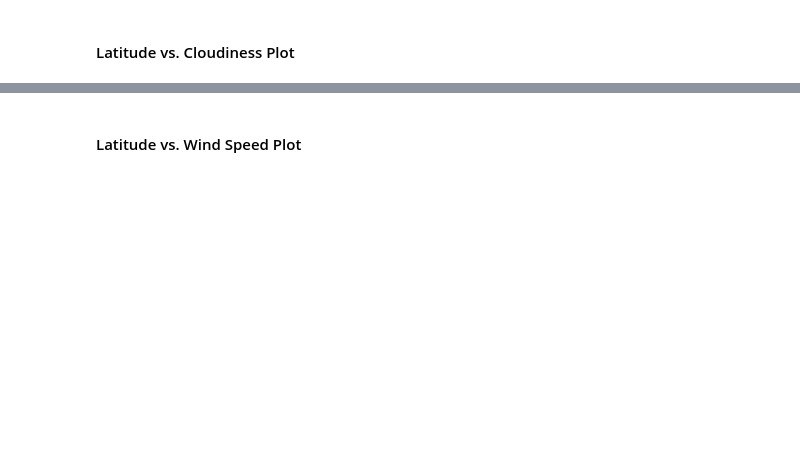
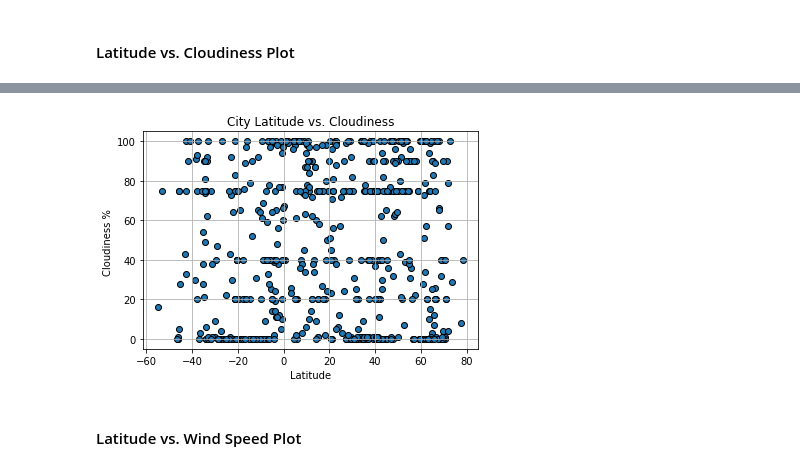
Before and after one commit to Belindaliang51/python-api-challenge, a Jupyter notebook: WeatherPy.ipynb, the cells around one changed output, grey strips where cells are left out. Drawn from its saved outputs; the diff is of its cells as text; code cells hidden in the pictures; blank space fills up the shorter version.

```diff
--- a/WeatherPy.ipynb
+++ b/WeatherPy.ipynb
@@ -197,2 +222,14 @@ city_data.to_csv("city_data.csv")
+# %%
+# Plot scatter points to visualize relationship between latitude and cloudiness
+plt.scatter(lat, cloudiness, marker ="o",edgecolor="black" )
+plt.grid(True)
+
+plt.xlabel("Latitude")
+plt.ylabel("Cloudiness % ")
+plt.title("City Latitude vs. Cloudiness")
+
+plt.show()
+# %% [output]
+[figure, added]
 # %% [markdown]
 #### Latitude vs. Wind Speed Plot
```
Also changed, not shown: parts of 17 cells of this notebook.
